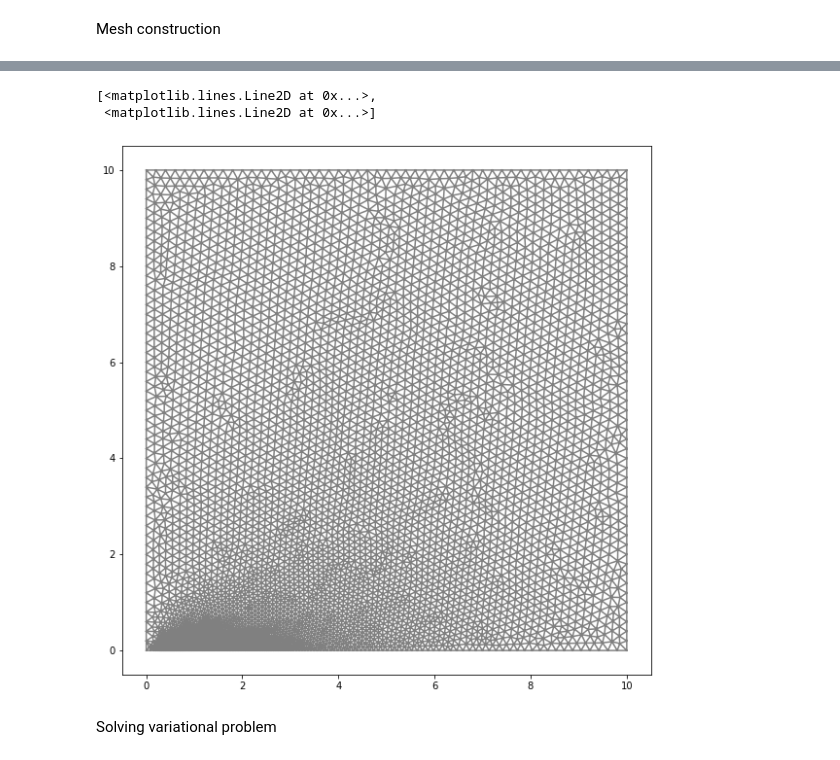
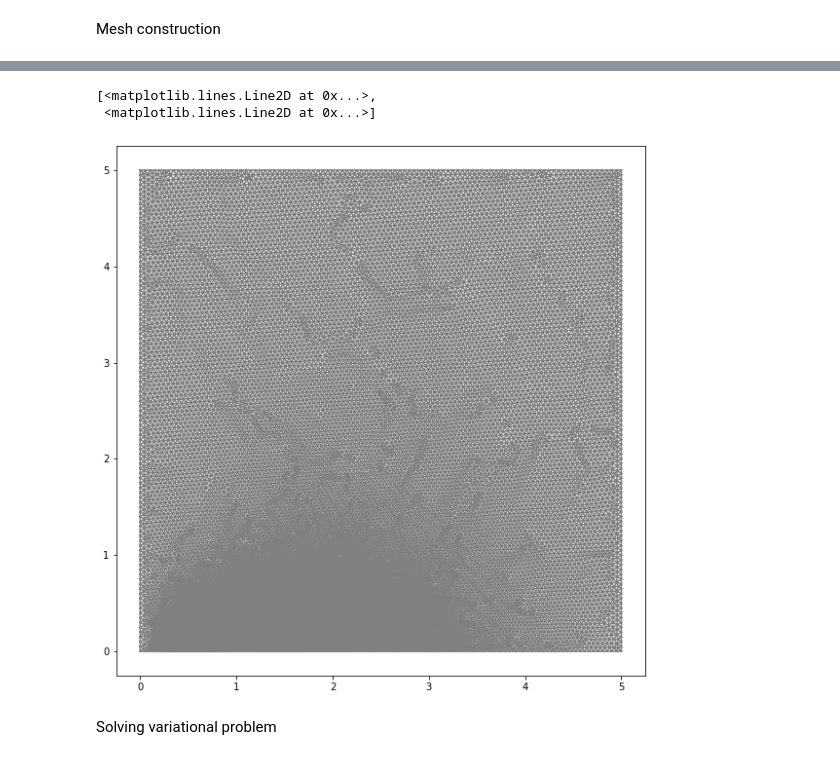
Before and after one commit to jywtang/FEM-Code, a Jupyter notebook: neo_Hookean.ipynb, the cells around one changed output, grey strips where cells are left out. Cells and saved outputs as stored; diff of their text form; code cells hidden in the pictures.

```diff
--- a/neo_Hookean.ipynb
+++ b/neo_Hookean.ipynb
@@ -13,13 +13,13 @@ from ufl import *
 # %% [markdown]
 Key parameters
 # %%
-## Problem geometry
-mesh_size = 0.2
+## Problem and Mesh geometry
+stretch_ratio = 1.005  # == 1 + strain
+l_x, l_y = 5,5  # Domain dimensions
 crack_size = 0.5
-l_x, l_y = 10,10  # Domain dimensions
+mesh_size = 0.05
 refine_radius = 0.2 # radius from crack within which mesh is refined; at most crack_size
-refine_ratio = 25
-stretch_ratio = 1.15  # == 1 + strain
+refine_ratio = 20
 
 ## Material Property
 E = 3  #Young's modulus
@@ -27,61 +27,64 @@ nu = 0.5  # Poisson ratio; at most 0.5
 mu = E/2/(1+nu)  # Shear modulus
 
 ## For J-integral
-contour_radius = 0.2 # radius of circular arc contour taken
+contour_radius = 0.3 # radius of circular arc contour taken
 num_points = 20 # Number of points taken on the contour, J-integral seems rather insensitive to this once over 20
 # %% [markdown]
 Mesh construction
 # %%
-filename = 'mesh'
-gmsh.initialize()
-gmsh.model.add('mesh')
-p1 = gmsh.model.geo.addPoint(0, 0, 0, mesh_size)
-p2 = gmsh.model.geo.addPoint(l_x, 0, 0, mesh_size)
-p3 = gmsh.model.geo.addPoint(l_x, l_y, 0, mesh_size)
-p4 = gmsh.model.geo.addPoint(0, l_y, 0, mesh_size)
-p5 = gmsh.model.geo.addPoint(crack_size, 0, 0, mesh_size/refine_ratio)
-p6 = gmsh.model.geo.addPoint(crack_size + refine_radius, 0, 0, mesh_size/refine_ratio)
-p7 = gmsh.model.geo.addPoint(crack_size - refine_radius, 0, 0, mesh_size/refine_ratio)
+def create_mesh(l_x,l_y, mesh_size, crack_size, refine_radius, refine_ratio):
+    filename = 'mesh'
+    gmsh.initialize()
+    gmsh.model.add('mesh')
+    p1 = gmsh.model.geo.addPoint(0, 0, 0, mesh_size)
+    p2 = gmsh.model.geo.addPoint(l_x, 0, 0, mesh_size)
+    p3 = gmsh.model.geo.addPoint(l_x, l_y, 0, mesh_size)
+    p4 = gmsh.model.geo.addPoint(0, l_y, 0, mesh_size)
+    p5 = gmsh.model.geo.addPoint(crack_size, 0, 0, mesh_size/refine_ratio)
+    p6 = gmsh.model.geo.addPoint(crack_size + refine_radius, 0, 0, mesh_size/refine_ratio)
+    p7 = gmsh.model.geo.addPoint(crack_size - refine_radius, 0, 0, mesh_size/refine_ratio)
 
-c1 = gmsh.model.geo.addCircleArc(p6,p5,p7)
-c2 = gmsh.model.geo.addLine(p6, p2)
-c3 = gmsh.model.geo.addLine(p2, p3)
-c4 = gmsh.model.geo.addLine(p3, p4)
-c5 = gmsh.model.geo.addLine(p4, p1)
-c6 = gmsh.model.geo.addLine(p1, p7)
-c7 = gmsh.model.geo.addLine(p7, p5)
-c8 = gmsh.model.geo.addLine(p5, p6)
+    c1 = gmsh.model.geo.addCircleArc(p6,p5,p7)
+    c2 = gmsh.model.geo.addLine(p6, p2)
+    c3 = gmsh.model.geo.addLine(p2, p3)
+    c4 = gmsh.model.geo.addLine(p3, p4)
+    c5 = gmsh.model.geo.addLine(p4, p1)
+    c6 = gmsh.model.geo.addLine(p1, p7)
+    c7 = gmsh.model.geo.addLine(p7, p5)
+    c8 = gmsh.model.geo.addLine(p5, p6)
 
-l1 = gmsh.model.geo.addCurveLoop([c2, c3, c4, c5, c6, -c1])
-l2 = gmsh.model.geo.addCurveLoop([c1, c7, c8])
-s1 = gmsh.model.geo.addPlaneSurface([l1])
-s2 = gmsh.model.geo.addPlaneSurface([l2])
+    l1 = gmsh.model.geo.addCurveLoop([c2, c3, c4, c5, c6, -c1])
+    l2 = gmsh.model.geo.addCurveLoop([c1, c7, c8])
+    s1 = gmsh.model.geo.addPlaneSurface([l1])
+    s2 = gmsh.model.geo.addPlaneSurface([l2])
 
-gmsh.model.geo.synchronize()
-gmsh.model.mesh.generate(2)
-gmsh.option.setNumber("Mesh.SaveAll", 1)
-gmsh.write(filename + ".msh")
-gmsh.finalize()
+    gmsh.model.geo.synchronize()
+    gmsh.model.mesh.generate(2)
+    gmsh.option.setNumber("Mesh.SaveAll", 1)
+    gmsh.write(filename + ".msh")
+    gmsh.finalize()
 
-inmsh = meshio.read(filename + ".msh")
-# delete third (obj=2) column (axis=1), this strips the z-component
-outpoints = np.delete(arr=inmsh.points, obj=2, axis=1)
-outmsh = meshio.Mesh(points=outpoints,
-                      cells=[('triangle', inmsh.get_cells_type("triangle"))],
-#                       cell_data={'Subdomain': [inmsh.cell_data_dict['gmsh:physical']['triangle']]},
-                      field_data=inmsh.field_data)
-meshio.write(filename + ".xdmf", outmsh)
+    inmsh = meshio.read(filename + ".msh")
+    # delete third (obj=2) column (axis=1), this strips the z-component
+    outpoints = np.delete(arr=inmsh.points, obj=2, axis=1)
+    outmsh = meshio.Mesh(points=outpoints,
+                        cells=[('triangle', inmsh.get_cells_type("triangle"))],
+    #                       cell_data={'Subdomain': [inmsh.cell_data_dict['gmsh:physical']['triangle']]},
+                        field_data=inmsh.field_data)
+    meshio.write(filename + ".xdmf", outmsh)
 
-with fe.XDMFFile(fe.MPI.comm_world, filename + ".xdmf") as xdmf_infile:
-    mesh = fe.Mesh()
-    xdmf_infile.read(mesh)
+    with fe.XDMFFile(fe.MPI.comm_world, filename + ".xdmf") as xdmf_infile:
+        mesh = fe.Mesh()
+        xdmf_infile.read(mesh)
 
+    return mesh
+
+mesh = create_mesh(l_x,l_y, mesh_size, crack_size, refine_radius, refine_ratio)
 plt.figure(figsize=(10,10))
 fe.plot(mesh)
 
 # plt.xlim([crack_size - 2*refine_radius, crack_size + 2*refine_radius])
 # plt.ylim([0,4*refine_radius])
-# mesh.num_cells()
 # %% [output]
 Info    : Meshing 1D...
 Info    : [  0%] Meshing curve 1 (Circle)
@@ -101,8 +104,8 @@ Info    : 7162 nodes 14408 elements
 Info    : Writing 'mesh.msh'...
 Info    : Done writing 'mesh.msh'
 [<matplotlib.lines.Line2D at 0x...>,
  <matplotlib.lines.Line2D at 0x...>]
-[figure, old version]
+[figure, new version]
 # %% [markdown]
 Solving variational problem
 # %%
```
Also changed, not shown: parts of 7 cells of this notebook.
